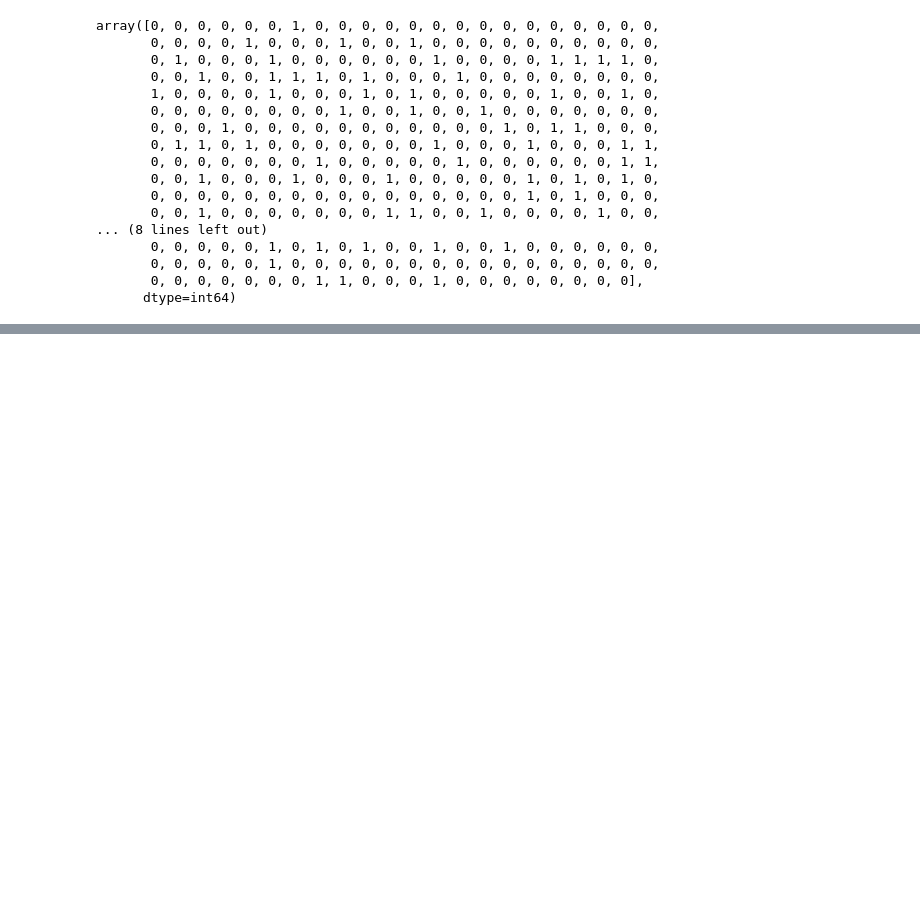
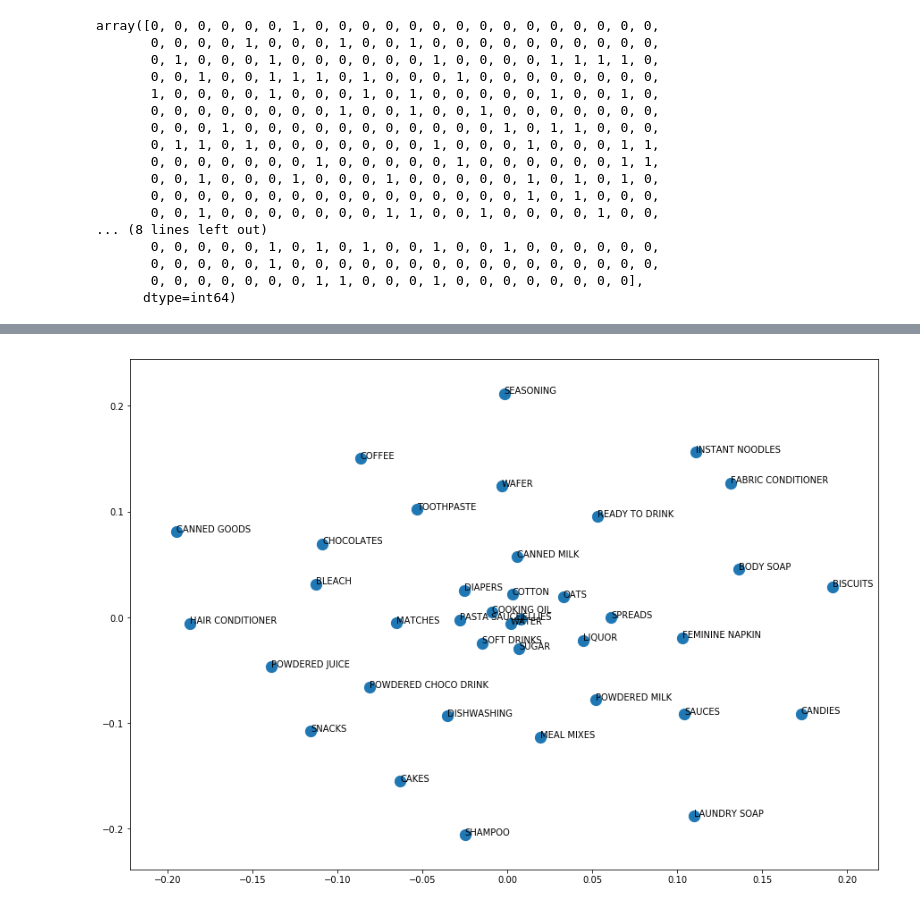
Before and after one commit to docligot/web-bootcamp-1, a Jupyter notebook: ems/python/Python Exercises.ipynb, the cells around one changed output, grey strips where cells are left out. Saved outputs shown, nothing was run; the diff lists cells and outputs as text; code cells hidden in the pictures; blank space fills up the shorter version.

```diff
--- a/ems/python/Python Exercises.ipynb
+++ b/ems/python/Python Exercises.ipynb
@@ -424,0 +631,22 @@ train_out.to_csv('D:\htdocs\web-bootcamp-1\doc\python\pred_usage_1.csv')
+# %%
+# Multi-dimensional Scaling
+
+
+md = MDS(n_components = 2, n_init = 1, dissimilarity = 'precomputed')
+# %%
+xl = pd.ExcelFile(r"D:\htdocs\web-bootcamp-1\doc\python\correlation_matrix.xlsx")
+df = xl.parse("Sheet1")
+# %%
+df1 = md.fit_transform(df)
+# %%
+df2 = pd.DataFrame(df1, columns = ['x_axis', 'y_axis'])
+df3 = pd.DataFrame(df.index, columns=['label'])
+df4 = df2.join(df3, how='inner')
+# %%
+fig = plt.gcf()
+fig.set_size_inches(15, 10.5)
+plt.scatter(df4.x_axis, df4.y_axis, 150)
+for i, txt in enumerate(df4.label):
+    plt.annotate(txt, (df4.x_axis[i], df4.y_axis[i]))
+# %% [output]
+[figure, added]
```
Also changed, not shown: parts of 33 cells of this notebook, 14 other files.
